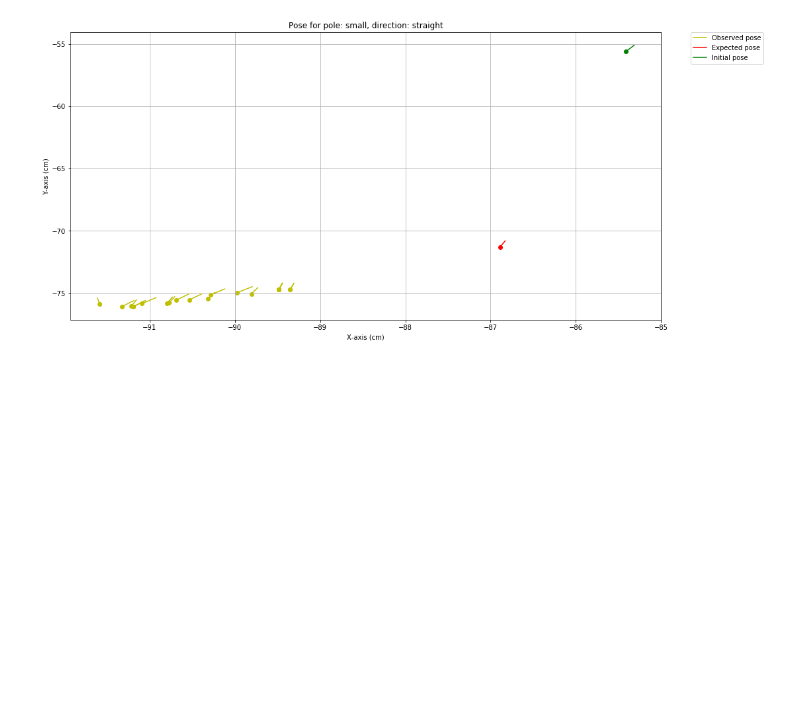
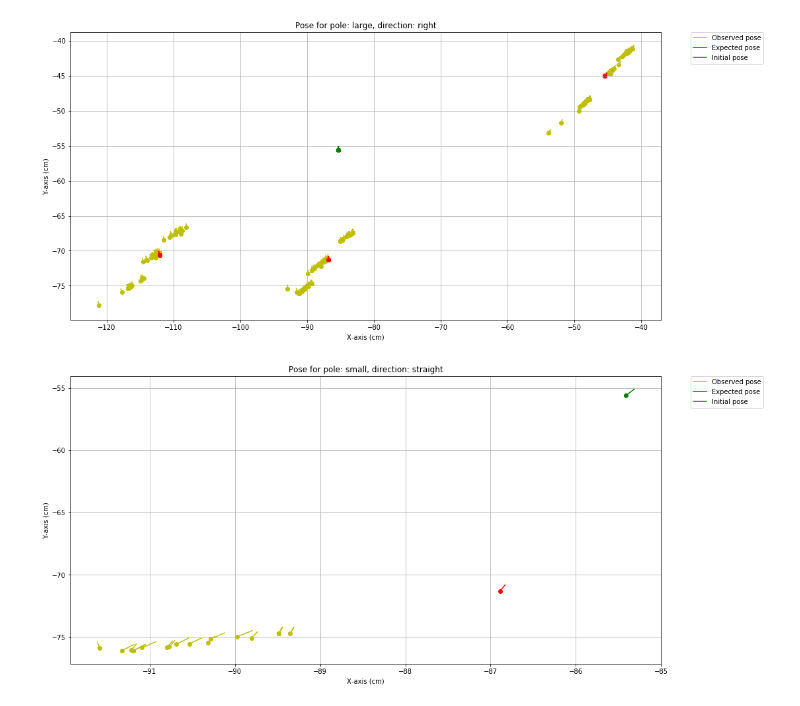
Before and after one commit to debaraj-barua/ScientificExperimentation-ss18, a Jupyter notebook: 05_ youBot_Placing_Experiment/src/pre-porcessing.ipynb, the cells around one changed output. Drawn from its saved outputs; the diff is of its cells as text; code cells hidden in the pictures; blank space fills up the shorter version.

Commit message:
Added plotting of all points

```diff
--- a/05_ youBot_Placing_Experiment/src/pre-porcessing.ipynb
+++ b/05_ youBot_Placing_Experiment/src/pre-porcessing.ipynb
@@ -78,7 +78,7 @@ def plot_pose(point, angle, marker,color, length=0.5, label = ""):
 
     plt.plot([x, endx], [y, endy],color = color,label=label + ' pose')
 
-def plot_data(df, gt_end, title=''):
+def plot_data(df, gt_end, title='', show=True):
     # measured pose
     plt.scatter(df.x.values, df.y.values, marker='o', color='y')
     for index, row in df.iterrows():
@@ -100,33 +100,38 @@ def plot_data(df, gt_end, title=''):
     plt.xlabel("X-axis (cm)")
     plt.ylabel("Y-axis (cm)")
     plt.grid(True)
-    plt.show()
+
+    if(show):
+        plt.show()
 # %%
 poles = ['small', 'medium', 'large']
 directions = ['straight', 'left', 'right']
 gt = [[-86.89, -71.31, 1.45], [-45.47, -45.00, 0.88], [-112.13, -70.58, 1.78]]
 
 df_all = pd.DataFrame(columns=['size', 'direction', 'x', 'y', 'theta'])
 
 for _, pole in enumerate(poles):
     for ind, direction in enumerate(directions):
         df = get_measurements(pole, direction)
 
         # Save data
         output_path = './pre-processed/{}_{}.csv'.format(pole, direction)
         df.to_csv(output_path)
 
         x_mean = np.mean(df.x.values)
         y_mean = np.mean(df.y.values)
         theta_mean = np.mean(df.theta.values)
 
         df_all = df_all.append({'size': pole, 'direction': direction, 'x': x_mean, 'y': y_mean, 'theta': theta_mean}, ignore_index=True)
 
         # Plot data
-        #title = 'Pose for pole: {}, direction: {}'.format(pole, direction)
-        #plot_data(df, (gt[ind][0], gt[ind][1], gt[ind][2]), title)
+        title = 'Pose for pole: {}, direction: {}'.format(pole, direction)
+        plot_data(df, (gt[ind][0], gt[ind][1], gt[ind][2]), title, False)
 
 df_all.to_csv('./pre-processed/all.csv')
+plt.show()
+# %% [output]
+[figure, added]
 # %%
 # ground truth
 gt = [[-86.89, -71.31, 1.45], [-45.47, -45.00, 0.88], [-112.13, -70.58, 1.78]]
```
